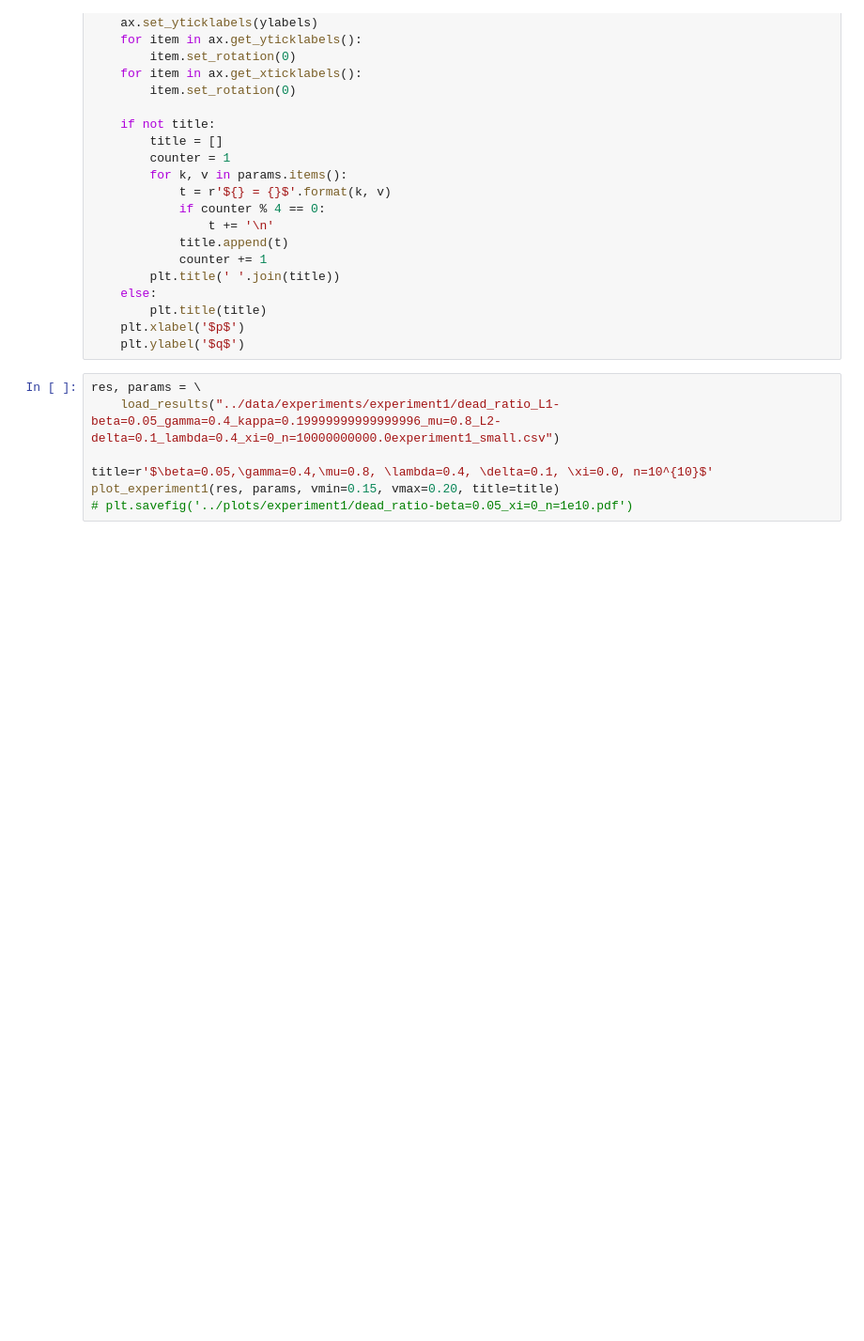
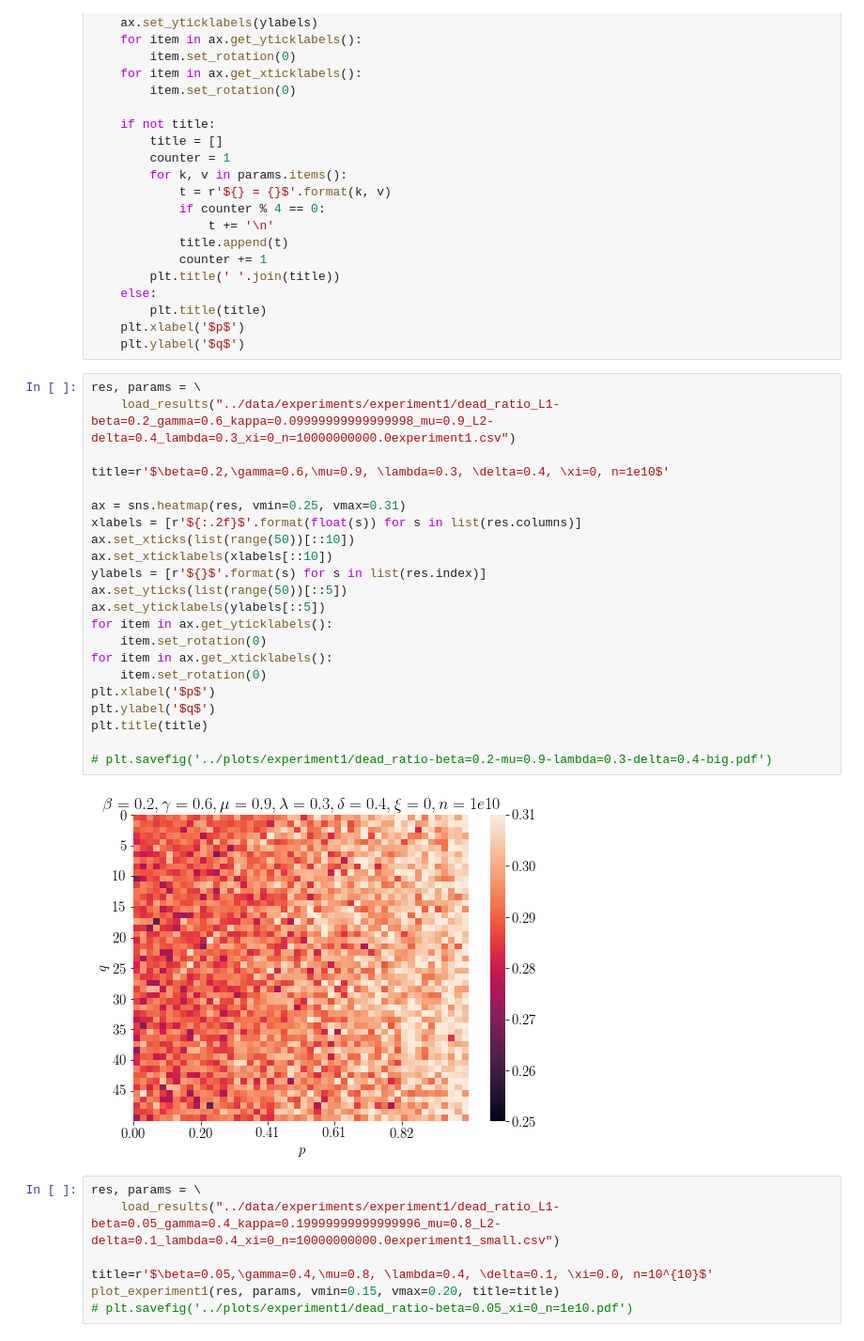
Before and after one commit to robertjankowski/social-media-influence-on-covid-pandemic, a Jupyter notebook: notebooks/experiment_1.ipynb, the cells around one changed output. Shown at 94% size. Drawn from its saved outputs; the diff is of its cells as text; blank space fills up the shorter version.

Commit message:
added experiment1 results

```diff
--- a/notebooks/experiment_1.ipynb
+++ b/notebooks/experiment_1.ipynb
@@ -52,6 +52,30 @@ def plot_experiment1(res: pd.DataFrame, params: dict, vmin=0.15, vmax=0.30, titl
         plt.title(title)
     plt.xlabel('$p$')
     plt.ylabel('$q$')
+# %%
+res, params = \
+    load_results("../data/experiments/experiment1/dead_ratio_L1-beta=0.2_gamma=0.6_kappa=0.09999999999999998_mu=0.9_L2-delta=0.4_lambda=0.3_xi=0_n=10000000000.0experiment1.csv")
+
+title=r'$\beta=0.2,\gamma=0.6,\mu=0.9, \lambda=0.3, \delta=0.4, \xi=0, n=1e10$'
+
+ax = sns.heatmap(res, vmin=0.25, vmax=0.31)
+xlabels = [r'${:.2f}$'.format(float(s)) for s in list(res.columns)]
+ax.set_xticks(list(range(50))[::10])
+ax.set_xticklabels(xlabels[::10])
+ylabels = [r'${}$'.format(s) for s in list(res.index)]
+ax.set_yticks(list(range(50))[::5])
+ax.set_yticklabels(ylabels[::5])
+for item in ax.get_yticklabels():
+    item.set_rotation(0)
+for item in ax.get_xticklabels():
+    item.set_rotation(0)
+plt.xlabel('$p$')
+plt.ylabel('$q$')
+plt.title(title)
+
+# plt.savefig('../plots/experiment1/dead_ratio-beta=0.2-mu=0.9-lambda=0.3-delta=0.4-big.pdf')
+# %% [output]
+[figure, added]
 # %%
 res, params = \
     load_results("../data/experiments/experiment1/dead_ratio_L1-beta=0.05_gamma=0.4_kappa=0.19999999999999996_mu=0.8_L2-delta=0.1_lambda=0.4_xi=0_n=10000000000.0experiment1_small.csv")
```
Also changed, not shown: parts of 1 cell of this notebook, 4 other files.
